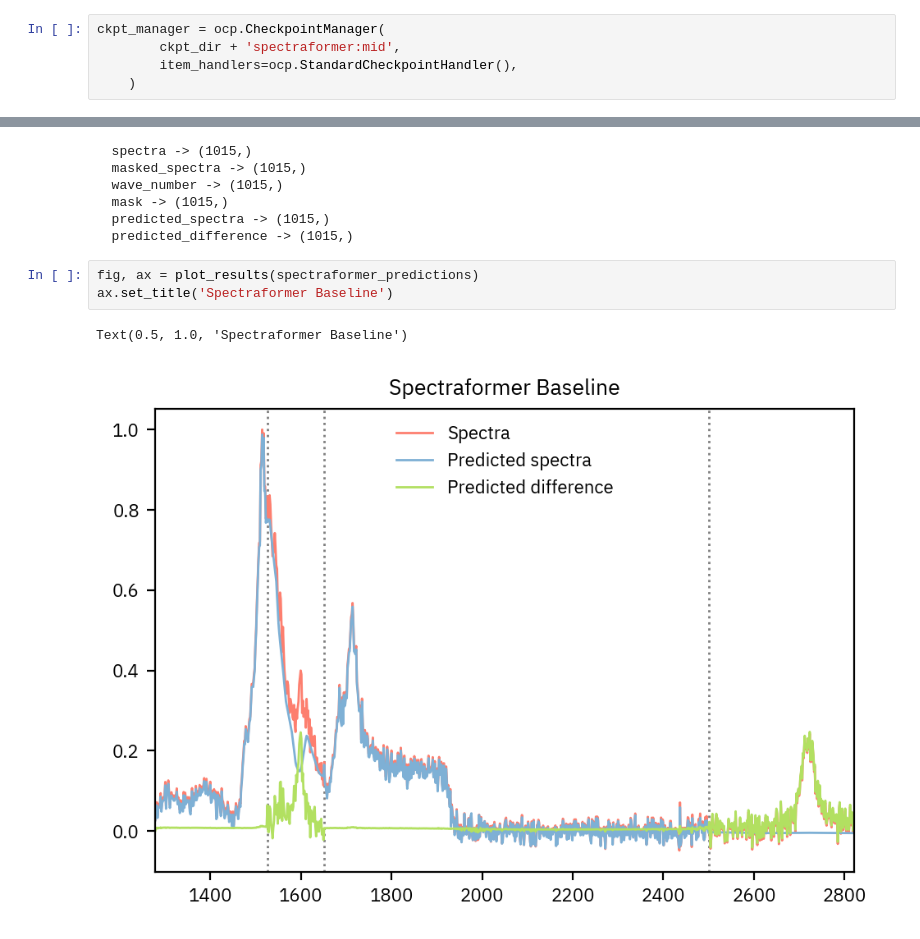
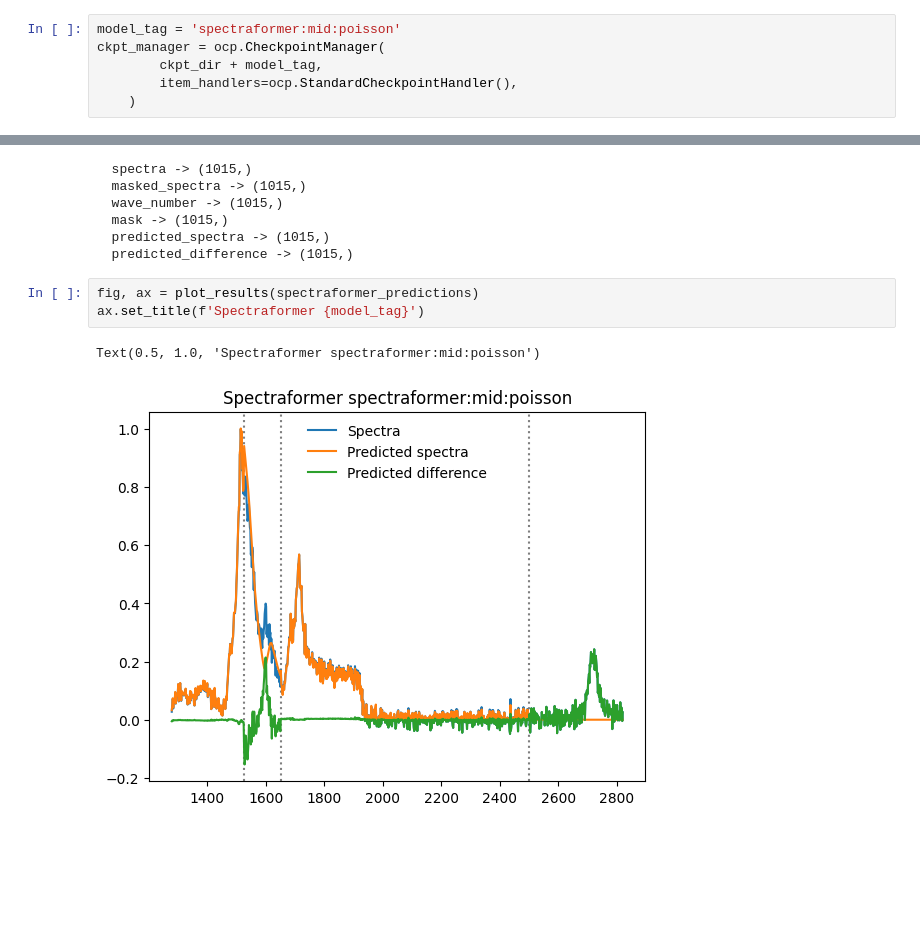
Before and after one commit to pietronvll/spectraformer, a Jupyter notebook: inspect_results.ipynb, the cells around one changed output, grey strips where cells are left out. Saved outputs shown, nothing was run; the diff lists cells and outputs as text; blank space fills up the shorter version.

Commit message:
Training On Poisson Error

```diff
--- a/inspect_results.ipynb
+++ b/inspect_results.ipynb
@@ -59,6 +62,7 @@ Text(0.5, 1.0, 'Median Baseline')
 # %%
+model_tag = 'spectraformer:mid:poisson'
 ckpt_manager = ocp.CheckpointManager(
-        ckpt_dir + 'spectraformer:mid',
+        ckpt_dir + model_tag,
         item_handlers=ocp.StandardCheckpointHandler(),
     )
 # %%
@@ -132,7 +136,7 @@ for k, v in spectraformer_predictions.items():
   predicted_difference -> (1015,)
 # %%
 fig, ax = plot_results(spectraformer_predictions)
-ax.set_title('Spectraformer Baseline')
+ax.set_title(f'Spectraformer {model_tag}')
 # %% [output]
-Text(0.5, 1.0, 'Spectraformer Baseline')
+Text(0.5, 1.0, 'Spectraformer spectraformer:mid:poisson')
-[figure, old version]
+[figure, new version]
```
Also changed, not shown: parts of 3 cells of this notebook, 3 other files.
